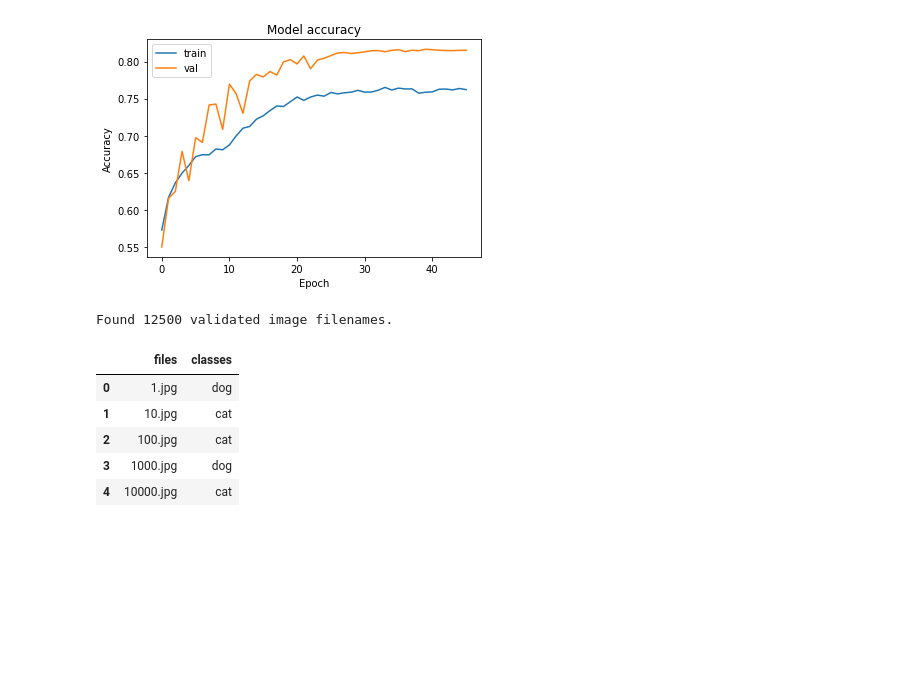
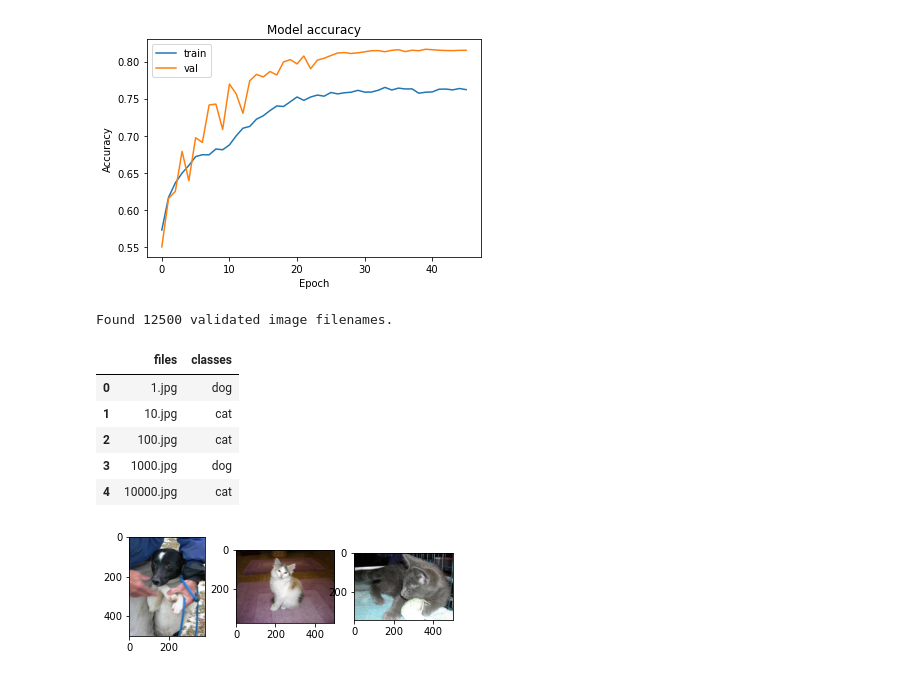
Before and after one commit to adtech97/cats-vs-dogs-classifier, a Jupyter notebook: Model-stats.ipynb, the cells around one changed output. Saved outputs shown, nothing was run; the diff lists cells and outputs as text; code cells hidden in the pictures; blank space fills up the shorter version.

Commit message:
Displayed images

```diff
--- a/Model-stats.ipynb
+++ b/Model-stats.ipynb
@@ -139,3 +139,37 @@ testDf.head( 5 )
 | 2 | 100.jpg | cat |
 | 3 | 1000.jpg | dog |
 | 4 | 10000.jpg | cat |
+# %%
+'''
+Displaying first 3 images.
+
+This is just for example although we ca visualize images in more better and efficient way.
+test1 folder contains the data on which images are not trained nor validadted those are random images
+directly given for prediction.
+
+'''
+import matplotlib.pyplot as plt
+import matplotlib.image as img
+
+
+base_dir = '../Datasets/dogs-vs-cats/'
+image1 = img.imread(os.path.join(base_dir,'test1/1.jpg'))
+image2 = img.imread(os.path.join(base_dir,'test1/10.jpg'))
+image3 = img.imread(os.path.join(base_dir,'test1/100.jpg'))
+
+
+plt.figure()
+plt.subplot(231)
+plt.imshow(image1)
+
+
+plt.subplot(232)
+plt.imshow(image2)
+
+
+plt.subplot(233)
+plt.imshow(image3)
+
+plt.show()
+# %% [output]
+[figure, added]
```
